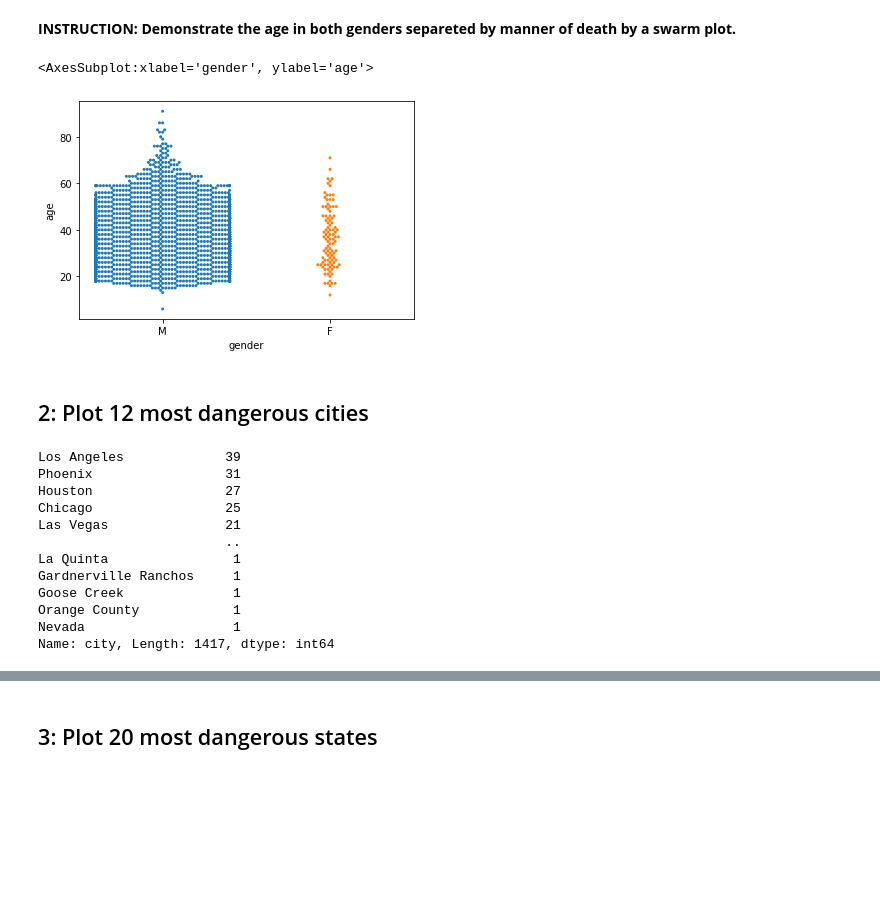
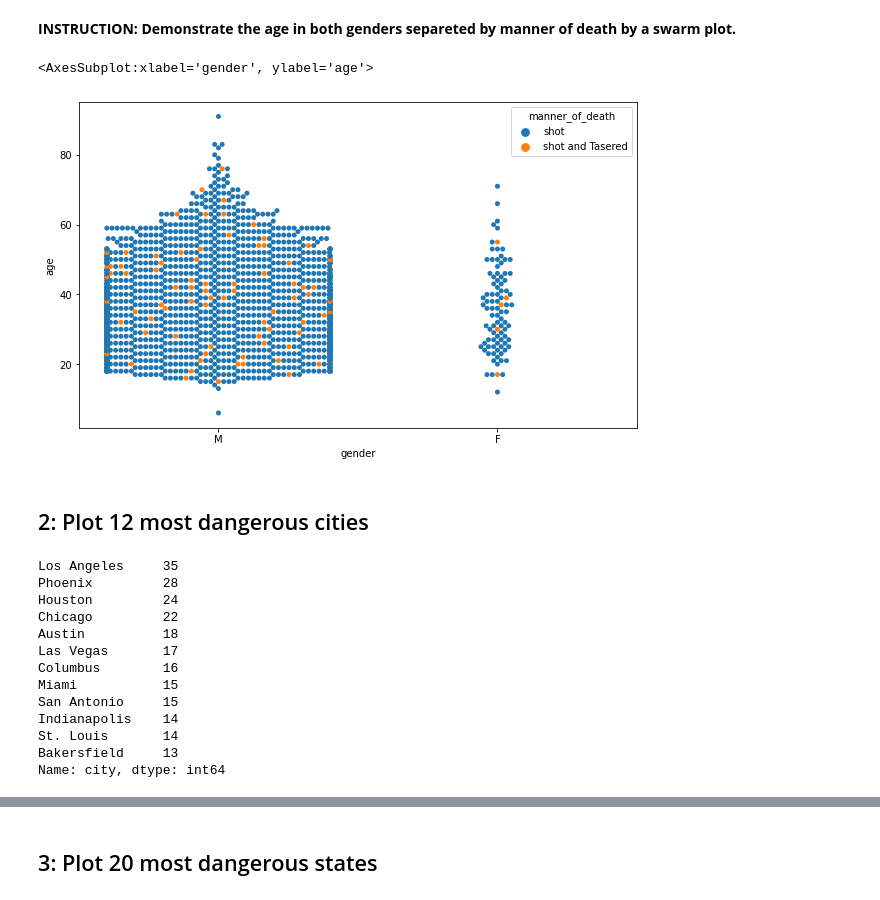
Before and after one commit to MevlutYildiz77/Assignments, a Jupyter notebook: datascience_assignments/güncel_görevler/Assignment_2_student.ipynb, the cells around one changed output, grey strips where cells are left out. Drawn from its saved outputs; the diff is of its cells as text; code cells hidden in the pictures; blank space fills up the shorter version.

```diff
--- a/datascience_assignments/güncel_görevler/Assignment_2_student.ipynb
+++ b/datascience_assignments/güncel_görevler/Assignment_2_student.ipynb
@@ -23,5 +23,5 @@ read data
 
 if didn't work you can use this parameters: encoding="windows-1252"
 # %%
-df = pd.read_csv("PoliceKillingsUS.csv", encoding="windows-1252")
+kill = pd.read_csv("PoliceKillingsUS.csv", encoding="windows-1252")
 # %%
@@ -38,2 +38,4 @@ df.shape
 # %% [output]
 (2535, 14)
+# %%
+kill.dropna(inplace=True)
@@ -74,26 +71,11 @@ plt.legend(bbox_to_anchor=(1.05, 1), loc=2, borderaxespad=5)
 # %% [markdown]
 **INSTRUCTION: Demonstrate the age in both genders separeted by manner of death by a swarm plot.**
 # %%
-# with seaborn
-sns.swarmplot(x='gender', y="age",data=df, size = 3 )
+# with seaborn (+)
+fig, ax = plt.subplots(figsize=(10,6))
+sns.swarmplot(x='gender', y="age",data=kill, hue = "manner_of_death" )
 # %% [output]
 <AxesSubplot:xlabel='gender', ylabel='age'>
-[figure, old version]
+[figure, new version]
 # %% [markdown]
 ## 2: Plot 12 most dangerous cities
-# %%
-b=df["city"].value_counts()
-b
-# %% [output]
-Los Angeles             39
-Phoenix                 31
-Houston                 27
-Chicago                 25
-Las Vegas               21
-                        ..
-La Quinta                1
-Gardnerville Ranchos     1
-Goose Creek              1
-Orange County            1
-Nevada                   1
-Name: city, Length: 1417, dtype: int64
@@ -103,0 +82,17 @@ Name: city, Length: 1417, dtype: int64
+# %%
+cities=kill["city"].value_counts()[:12]
+cities
+# %% [output]
+Los Angeles     35
+Phoenix         28
+Houston         24
+Chicago         22
+Austin          18
+Las Vegas       17
+Columbus        16
+Miami           15
+San Antonio     15
+Indianapolis    14
+St. Louis       14
+Bakersfield     13
+Name: city, dtype: int64
```
Also changed, not shown: parts of 23 cells of this notebook.
